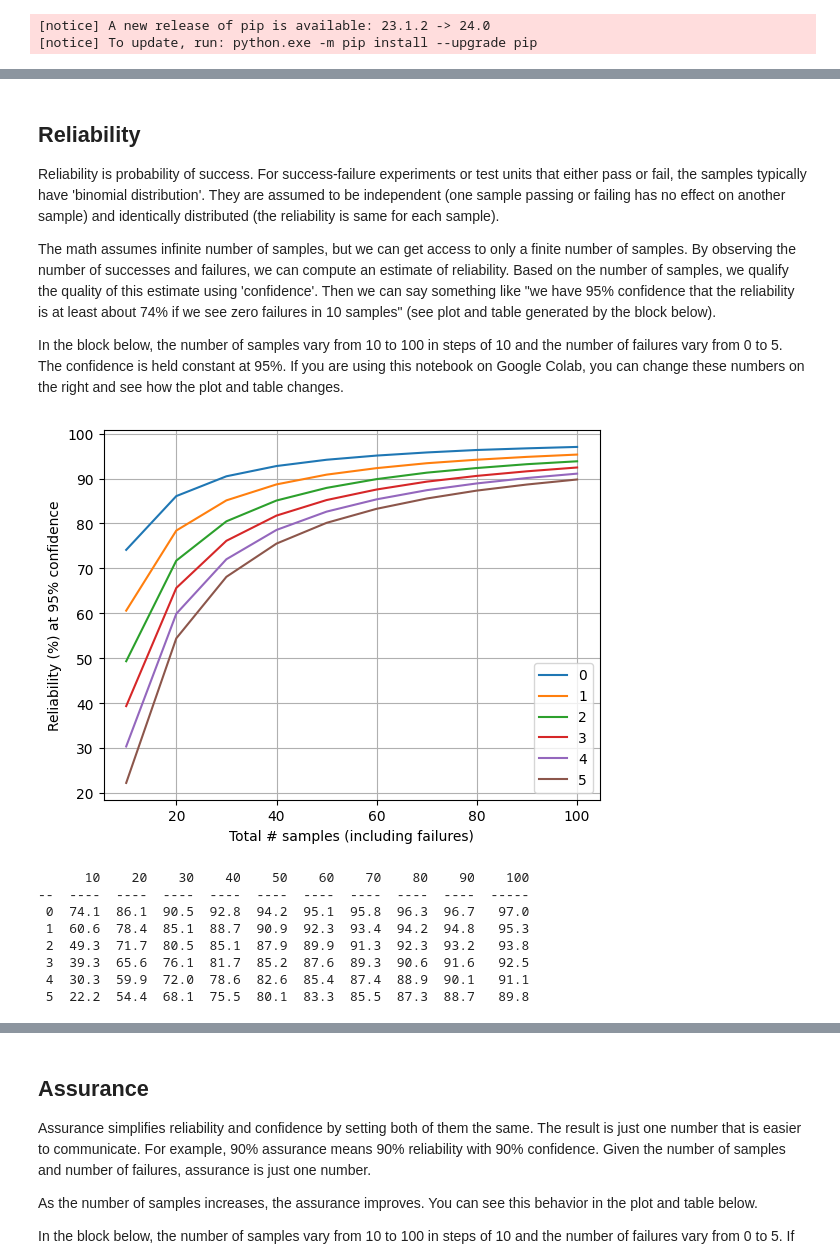
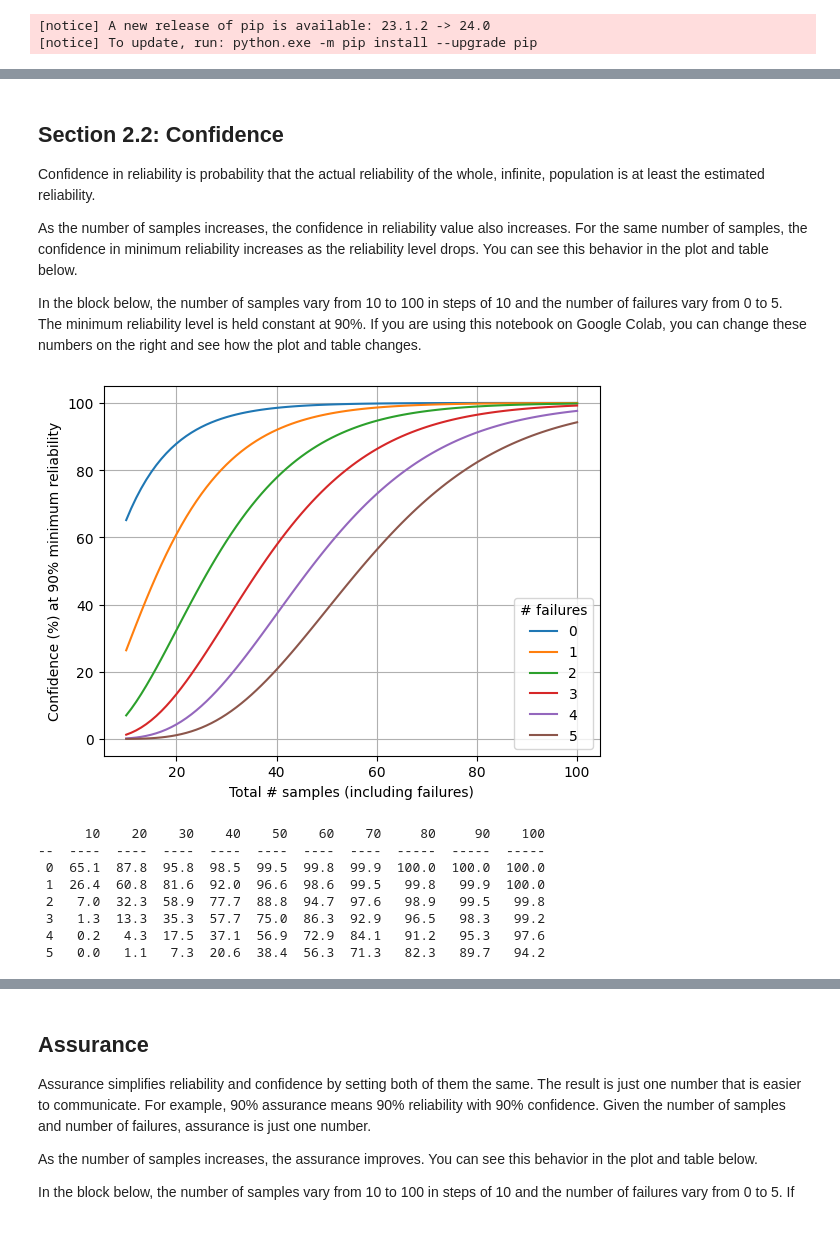
Before and after one commit to sanjaymjoshi/relistats, a Jupyter notebook: examples/paper01_reliability_statistics.ipynb, the cells around one changed output, grey strips where cells are left out. Saved outputs shown, nothing was run; the diff lists cells and outputs as text; code cells hidden in the pictures; blank space fills up the shorter version.

Commit message:
improved plots

```diff
--- a/examples/paper01_reliability_statistics.ipynb
+++ b/examples/paper01_reliability_statistics.ipynb
@@ -38,54 +122,59 @@ table_format = "simple" # for notebook
 # %% [markdown]
-## Reliability
+## Section 2.2: Confidence
 
-Reliability is probability of success. For success-failure experiments or test units
-that either pass or fail, the samples typically have 'binomial distribution'. They are
-assumed to be independent (one sample passing or failing has no effect on another sample)
-and identically distributed (the reliability is same for each sample).
+Confidence in reliability is probability that the actual reliability of the whole,
+infinite, population is at least the estimated reliability.
 
-The math assumes infinite number of samples, but we can get access to only a finite
-number of samples. By observing the number of successes and failures, we can compute an
-estimate of reliability. Based on the number of samples, we qualify the quality of this
-estimate using 'confidence'. Then we can say something like "we have 95% confidence that
-the reliability is at least about 74% if we see zero failures in 10 samples" (see plot and
-table generated by the block below).
+As the number of samples increases, the confidence in reliability value also increases.
+For the same number of samples, the confidence in minimum reliability increases as the
+reliability level drops. You can see this behavior in the plot and table below.
 
-In the block below, the number of samples vary from 10 to 100 in steps of 10 and the number
-of failures vary from 0 to 5. The confidence is held constant at 95%. If you are using this
-notebook on Google Colab, you can change these numbers on the right and see how the plot
-and table changes.
+In the block below, the number of samples vary from 10 to 100 in steps of 10 and the
+number of failures vary from 0 to 5. The minimum reliability level is held constant
+at 90%. If you are using this notebook on Google Colab, you can change these numbers on
+the right and see how the plot and table changes.
 # %%
-#@title Reliability computations { vertical-output: true }
+#@title Confidence calculations { vertical-output: true }
 n_start = 10 #@param {type:"integer"}
 n_end = 100 #@param {type:"integer"}
-n_step = 10 #@param {type:"integer"}
+n_step_plot = 1 #@param {type:"integer"}
+n_step_table = 10 #@param {type:"integer"}
 f_start = 0 #@param {type:"integer"}
 f_end = 5 #@param {type:"integer"}
 f_step = 1 #@param {type:"integer"}
-c = 95 #@param {type:"integer"}
+reli_percent = 90 #@param {type:"integer"}
 
-N = range(n_start, n_end+n_step, n_step) # number of samples
+import matplotlib.pyplot as plt
+from relistats.binomial import confidence
+
+N = range(n_start, n_end+n_step_plot, n_step_plot) # number of samples
 F = range(f_start, f_end+f_step, f_step) # number of failures
-all_a = []
+r = reli_percent/100 # reliability
 for f in F:
-  aa =  [100 *reliability(n, f, c/100) for n in N]
-  plt.plot(N, aa)
-  all_a.append(aa)
+  cc =  [100 *confidence(n, f, r) for n in N]
+  plt.plot(N, cc)
 
-plt.ylabel(f'Reliability (%) at {c}% confidence')
+plt.ylabel(f'Confidence (%) at {reli_percent}% minimum reliability')
 plt.xlabel('Total # samples (including failures)')
-plt.legend(F)
+#plt.title('Confidence Level for Number of Failures')
+plt.legend(F, title="# failures")
 plt.grid()
 plt.show()
 
-print(tabulate(all_a, headers=N, tablefmt=table_format, floatfmt=".1f", showindex="always"))
+N = range(n_start, n_end+n_step_table, n_step_table) # number of samples
+all_c = []
+for f in F:
+  cc =  [100 *confidence(n, f, r) for n in N]
+  all_c.append(cc)
+
+print(tabulate(all_c, headers=N, tablefmt=table_format, floatfmt=".1f", showindex="always"))
 # %% [output]
-[figure, old version]
+[figure, new version]
-      10    20    30    40    50    60    70    80    90    100
---  ----  ----  ----  ----  ----  ----  ----  ----  ----  -----
- 0  74.1  86.1  90.5  92.8  94.2  95.1  95.8  96.3  96.7   97.0
- 1  60.6  78.4  85.1  88.7  90.9  92.3  93.4  94.2  94.8   95.3
- 2  49.3  71.7  80.5  85.1  87.9  89.9  91.3  92.3  93.2   93.8
- 3  39.3  65.6  76.1  81.7  85.2  87.6  89.3  90.6  91.6   92.5
- 4  30.3  59.9  72.0  78.6  82.6  85.4  87.4  88.9  90.1   91.1
- 5  22.2  54.4  68.1  75.5  80.1  83.3  85.5  87.3  88.7   89.8
+      10    20    30    40    50    60    70     80     90    100
+--  ----  ----  ----  ----  ----  ----  ----  -----  -----  -----
+ 0  65.1  87.8  95.8  98.5  99.5  99.8  99.9  100.0  100.0  100.0
+ 1  26.4  60.8  81.6  92.0  96.6  98.6  99.5   99.8   99.9  100.0
+ 2   7.0  32.3  58.9  77.7  88.8  94.7  97.6   98.9   99.5   99.8
+ 3   1.3  13.3  35.3  57.7  75.0  86.3  92.9   96.5   98.3   99.2
+ 4   0.2   4.3  17.5  37.1  56.9  72.9  84.1   91.2   95.3   97.6
+ 5   0.0   1.1   7.3  20.6  38.4  56.3  71.3   82.3   89.7   94.2
```
Also changed, not shown: parts of 15 cells of this notebook.
